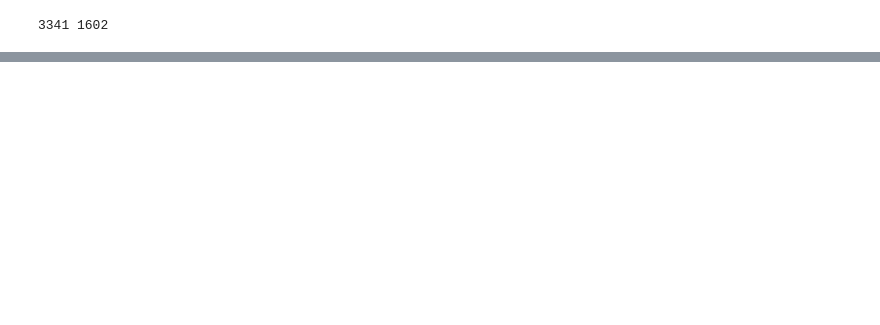
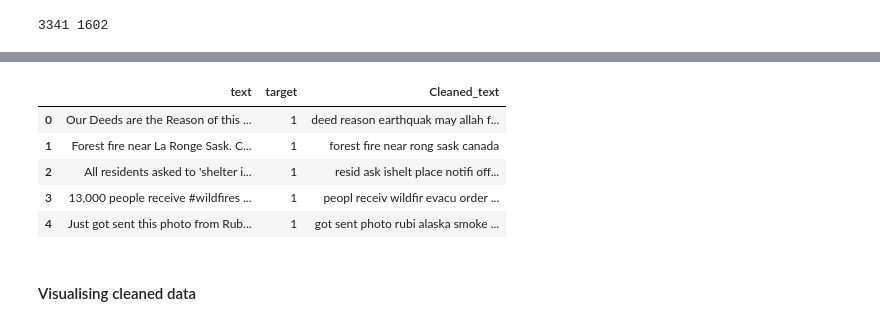
Before and after one commit to Meserat/NLP-Disaster-Tweets, a Jupyter notebook: nlp-disaster-tweets.ipynb, the cells around one changed output, grey strips where cells are left out. Drawn from its saved outputs; the diff is of its cells as text; code cells hidden in the pictures; blank space fills up the shorter version.

```diff
--- a/nlp-disaster-tweets.ipynb
+++ b/nlp-disaster-tweets.ipynb
@@ -135,0 +405,11 @@ plt.show()
+# %%
+data.head()
+# %% [output]
+|  | text | target | Cleaned_text |
+| 0 | Our Deeds are the Reason of this ... | 1 | deed reason earthquak may allah f... |
+| 1 | Forest fire near La Ronge Sask. C... | 1 | forest fire near rong sask canada |
+| 2 | All residents asked to 'shelter i... | 1 | resid ask ishelt place notifi off... |
+| 3 | 13,000 people receive #wildfires ... | 1 | peopl receiv wildfir evacu order ... |
+| 4 | Just got sent this photo from Rub... | 1 | got sent photo rubi alaska smoke ... |
+# %% [markdown]
+#### Visualising cleaned data
```
Also changed, not shown: parts of 42 cells of this notebook.
